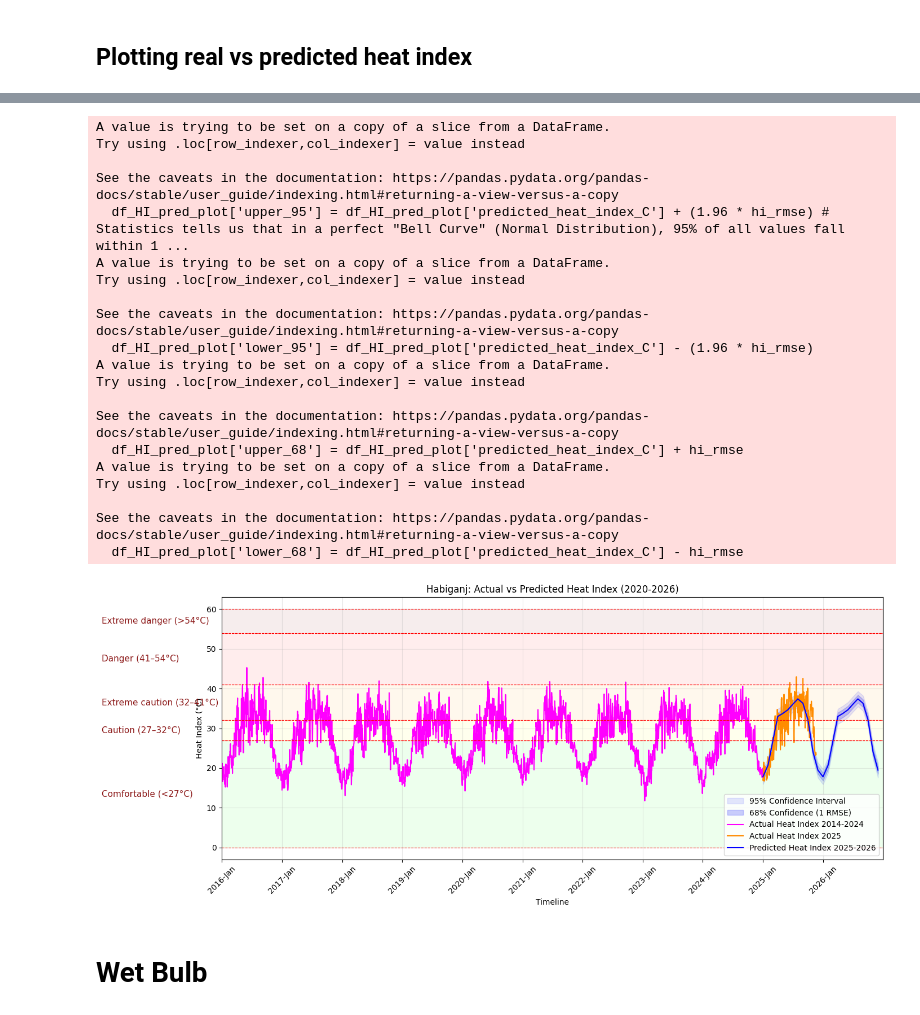
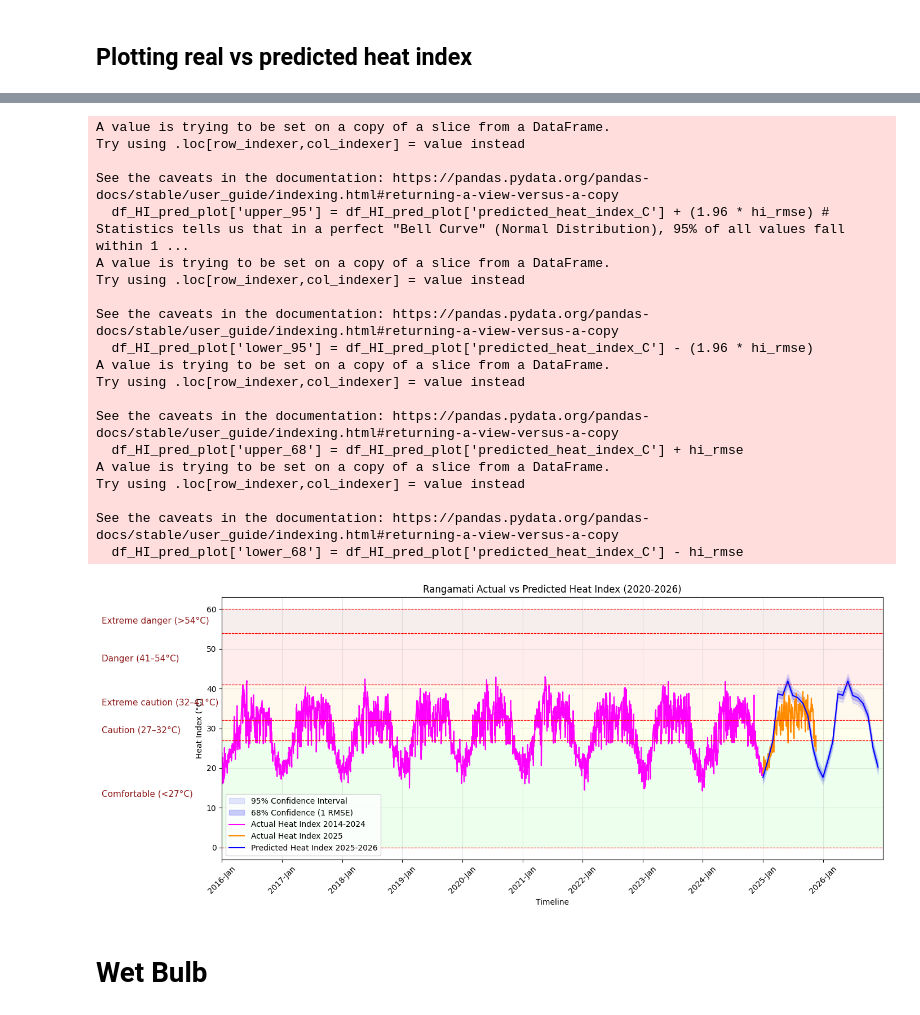
Before and after one commit to not-your-pancake/TCC_Journal, a Jupyter notebook: 0 Real Done Shit/6. Hill Tract Zone (Elevated Terrain)/1-4 HI_WB_HS_WGB/rangamati.ipynb, the cells around one changed output, grey strips where cells are left out. Cells and saved outputs as stored; diff of their text form; code cells hidden in the pictures.

```diff
--- a/0 Real Done Shit/6. Hill Tract Zone (Elevated Terrain)/1-4 HI_WB_HS_WGB/rangamati.ipynb
+++ b/0 Real Done Shit/6. Hill Tract Zone (Elevated Terrain)/1-4 HI_WB_HS_WGB/rangamati.ipynb
@@ -765,7 +706,7 @@ df_predictions_humidity
 # %%
 import pandas as pd
 # %%
-df_district = pd.read_csv(f'../../../1980-2024-dataset/{district}_historical_weather_1980_2024.csv')
+df_district = pd.read_csv('../1980-2024-dataset/Bagerhat_historical_weather_1980_2024.csv')
 
 df_district = df_district.drop('district', axis =1 )
 
@@ -2227,7 +2161,7 @@ plt.plot(df_HI_2024_interpolated['heat_index_C'])
 # %%
 import pandas as pd
 
-df_district_2024 = pd.read_csv(f"../../../1980-2024-dataset/{district}_historical_weather_1980_2024.csv")
+df_district_2024 = pd.read_csv("../1980-2024-dataset/Rangamati_historical_weather_1980_2024.csv")
 
 df = df_district_2024.copy()
 df['date'] = pd.to_datetime(df[['year', 'month', 'day']])
@@ -2357,7 +2291,7 @@ Calculating heat index with 2025 raw data
 # %%
 import pandas as pd
 
-df_district_2025 = pd.read_csv(f"../../../2025-dataset/{district}_historical_weather_2025.csv")
+df_district_2025 = pd.read_csv("../2025-dataset/Rangamati_historical_weather_2025.csv")
 
 df = df_district_2025.copy()
 df['date'] = pd.to_datetime(df[['year', 'month', 'day']])
@@ -2513,9 +2447,8 @@ error propagation cloud
 # %%
 # sigma heat index calculation
 import numpy as np
-temp_rmse = 0.8683
-humidity_rmse = 1.9038
-hi_rmse = np.sqrt( (1.1 * temp_rmse)**2 + (0.1 * humidity_rmse)**2 )
+
+hi_rmse = np.sqrt( (1.1 * 0.808083)**2 + (0.1 * 2.548683)**2 )
 # %%
 import pandas as pd
 import matplotlib.pyplot as plt
@@ -2591,7 +2524,7 @@ plt.plot(df_HI_pred_plot.index, df_HI_pred_plot['predicted_heat_index_C'],
 # --- Labels and title ---
 plt.xlabel('Timeline')
 plt.ylabel('Heat Index (°C)')
-plt.title(f'{district}: Actual vs Predicted Heat Index (2020-2026)')
+plt.title('Rangamati Actual vs Predicted Heat Index (2020-2026)')
 
 # --- Heat index bands ---
 bands = [
@@ -2622,34 +2555,34 @@ for low, high, label, color in bands:
 plt.gca().xaxis.set_major_locator(mdates.YearLocator())
 plt.gca().xaxis.set_major_formatter(mdates.DateFormatter('%Y-%b'))
 plt.xticks(rotation=45)
 plt.grid(alpha=0.3)
 plt.xlim(pd.Timestamp('2016-01-01'), pd.Timestamp('2026-12-31'))
 
 plt.legend()
 plt.tight_layout()
 plt.show()
 # %% [output]
 A value is trying to be set on a copy of a slice from a DataFrame.
 Try using .loc[row_indexer,col_indexer] = value instead
 
 See the caveats in the documentation: https://pandas.pydata.org/pandas-docs/stable/user_guide/indexing.html#returning-a-view-versus-a-copy
   df_HI_pred_plot['upper_95'] = df_HI_pred_plot['predicted_heat_index_C'] + (1.96 * hi_rmse) # Statistics tells us that in a perfect "Bell Curve" (Normal Distribution), 95% of all values fall within 1 ...
 A value is trying to be set on a copy of a slice from a DataFrame.
 Try using .loc[row_indexer,col_indexer] = value instead
 
 See the caveats in the documentation: https://pandas.pydata.org/pandas-docs/stable/user_guide/indexing.html#returning-a-view-versus-a-copy
   df_HI_pred_plot['lower_95'] = df_HI_pred_plot['predicted_heat_index_C'] - (1.96 * hi_rmse)
 A value is trying to be set on a copy of a slice from a DataFrame.
 Try using .loc[row_indexer,col_indexer] = value instead
 
 See the caveats in the documentation: https://pandas.pydata.org/pandas-docs/stable/user_guide/indexing.html#returning-a-view-versus-a-copy
   df_HI_pred_plot['upper_68'] = df_HI_pred_plot['predicted_heat_index_C'] + hi_rmse
 A value is trying to be set on a copy of a slice from a DataFrame.
 Try using .loc[row_indexer,col_indexer] = value instead
 
 See the caveats in the documentation: https://pandas.pydata.org/pandas-docs/stable/user_guide/indexing.html#returning-a-view-versus-a-copy
   df_HI_pred_plot['lower_68'] = df_HI_pred_plot['predicted_heat_index_C'] - hi_rmse
-[figure, old version]
+[figure, new version]
 # %% [markdown]
 # Wet Bulb
 # %% [markdown]
```
Also changed, not shown: parts of 61 cells of this notebook, 12 other files.
